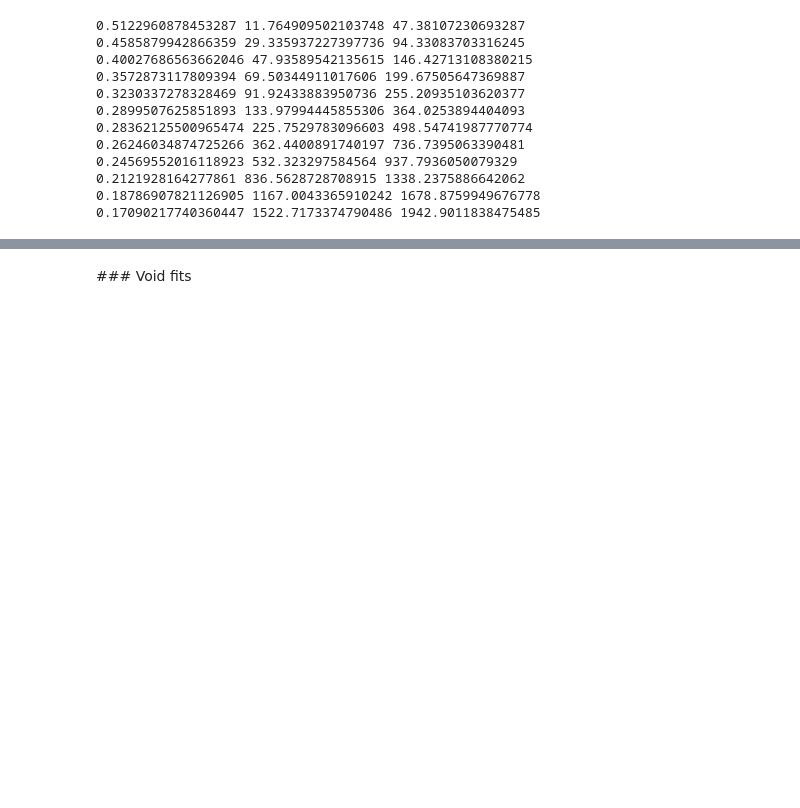
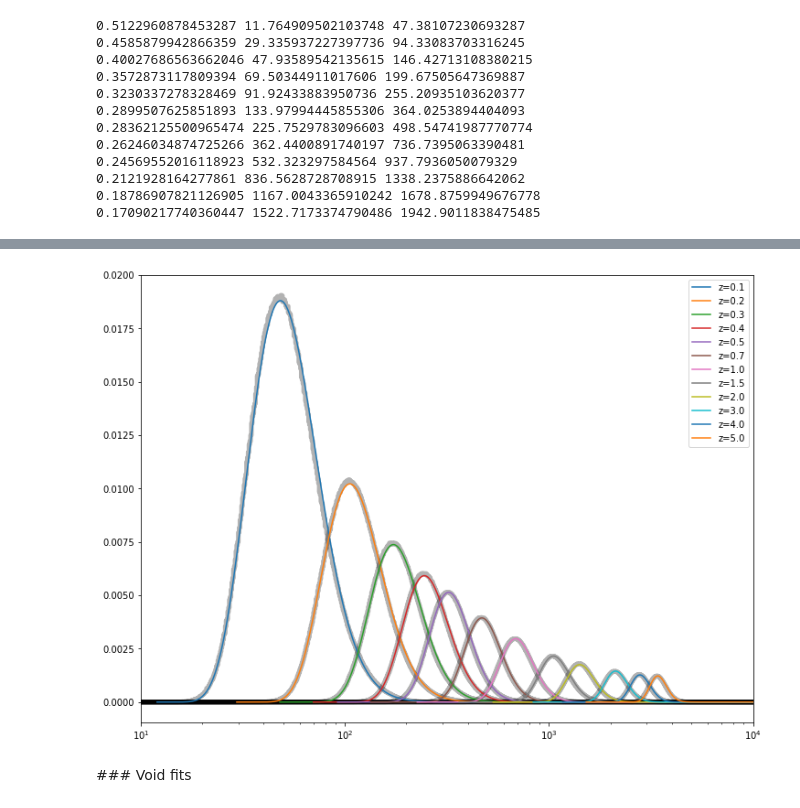
Before and after one commit to mbcxqcw2/Constraining_LSS_DMs_Backup, a Jupyter notebook: work_directory/Paper_Plots_Fitting_3.ipynb, the cells around one changed output, grey strips where cells are left out. Cells and saved outputs as stored; diff of their text form; code cells hidden in the pictures; blank space fills up the shorter version.

```diff
--- a/work_directory/Paper_Plots_Fitting_3.ipynb
+++ b/work_directory/Paper_Plots_Fitting_3.ipynb
@@ -275,3 +289,98 @@ for i in range(len(data_to_fit)):
+# %%
+#plot the fitted lines according to best fit parameters
+
+def FilFitFunc(DM,z,bin_edges):
+
+    s = {}
+    s['0.1']=47.38
+    s['0.2']=94.33
+    s['0.3']=146.43
+    s['0.4']=199.68
+    s['0.5']=255.21
+    s['0.7']=364.03
+    s['1.0']=498.55
+    s['1.5']=736.74
+    s['2.0']=937.79
+    s['3.0']=1338.24
+    s['4.0']=1678.88
+    s['5.0']=1942.90
+
+    a={}
+    a['0.1']=0.51
+    a['0.2']=0.46
+    a['0.3']=0.40
+    a['0.4']=0.36
+    a['0.5']=0.32
+    a['0.7']=0.29
+    a['1.0']=0.28
+    a['1.5']=0.26
+    a['2.0']=0.25
+    a['3.0']=0.21
+    a['4.0']=0.19
+    a['5.0']=0.17
+
+    l={}
+    l['0.1']=11.76
+    l['0.2']=29.34
+    l['0.3']=47.94
+    l['0.4']=69.50
+    l['0.5']=91.92
+    l['0.7']=133.98
+    l['1.0']=225.75
+    l['1.5']=362.44
+    l['2.0']=532.32
+    l['3.0']=836.56
+    l['4.0']=1167.00
+    l['5.0']=1522.72
+
+    z=str(z)
+
+    x = DM
+
+    loc = l[z] #loc parameter
+
+    scale = s[z] #scale parameter
+
+    shape = a[z] #shape parameter
+
+    y = (x - loc) / scale
+
+
+    p_ = (1./(shape*y*np.sqrt(2*np.pi)))*np.exp(-1.*((np.log(y)**2))/(2*shape**2))
+
+    p = p_ / scale
+
+    #p = lognorm.pdf(x=x,s=a[z],loc=l[z],scale=s[z]) #fitted pdf
+
+    return p
+
+#plot FilFitFunc
+fig=plt.figure(figsize=((12,9)))
+ax=fig.add_subplot(111)
+ax.set_xlim([10,10000])
+ax.set_xscale('log')
+
+
+#print(bin_edges)
+
+#plot the normalised histograms
+for i in range(len(Fil_DM_norm)):
+    ax.step(x=bin_edges[:-1],
+            y=Fil_DM_norm[i],
+            lw=5,color='k',alpha=0.3)
+
+#plot the function using the fitted parameters
+for snapshot_redshift in [0.1,0.2,0.3,0.4,0.5,0.7,1.0,1.5,2.0,3.0,4.0,5.0]:
+    in_x = np.linspace(1,10000,20000)
+    out_y = FilFitFunc(in_x,snapshot_redshift,bin_edges)
+    ax.plot(in_x,out_y,label='z={0}'.format(snapshot_redshift))
+
+
+
+plt.legend()
+plt.show()
+# %% [output]
+[figure, added]
 # %% [markdown]
 ### Void fits
 # %%
```
Also changed, not shown: parts of 13 cells of this notebook.
